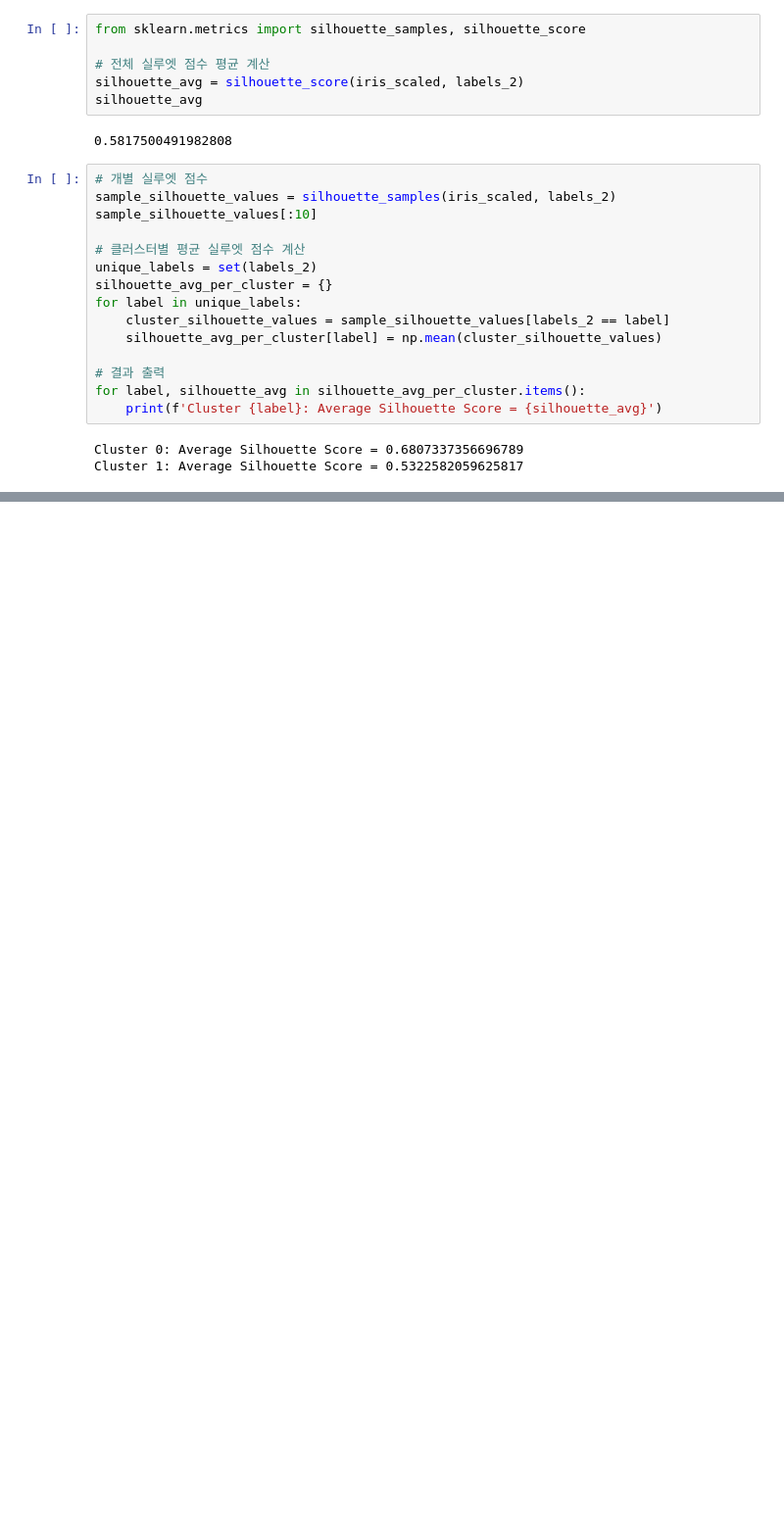
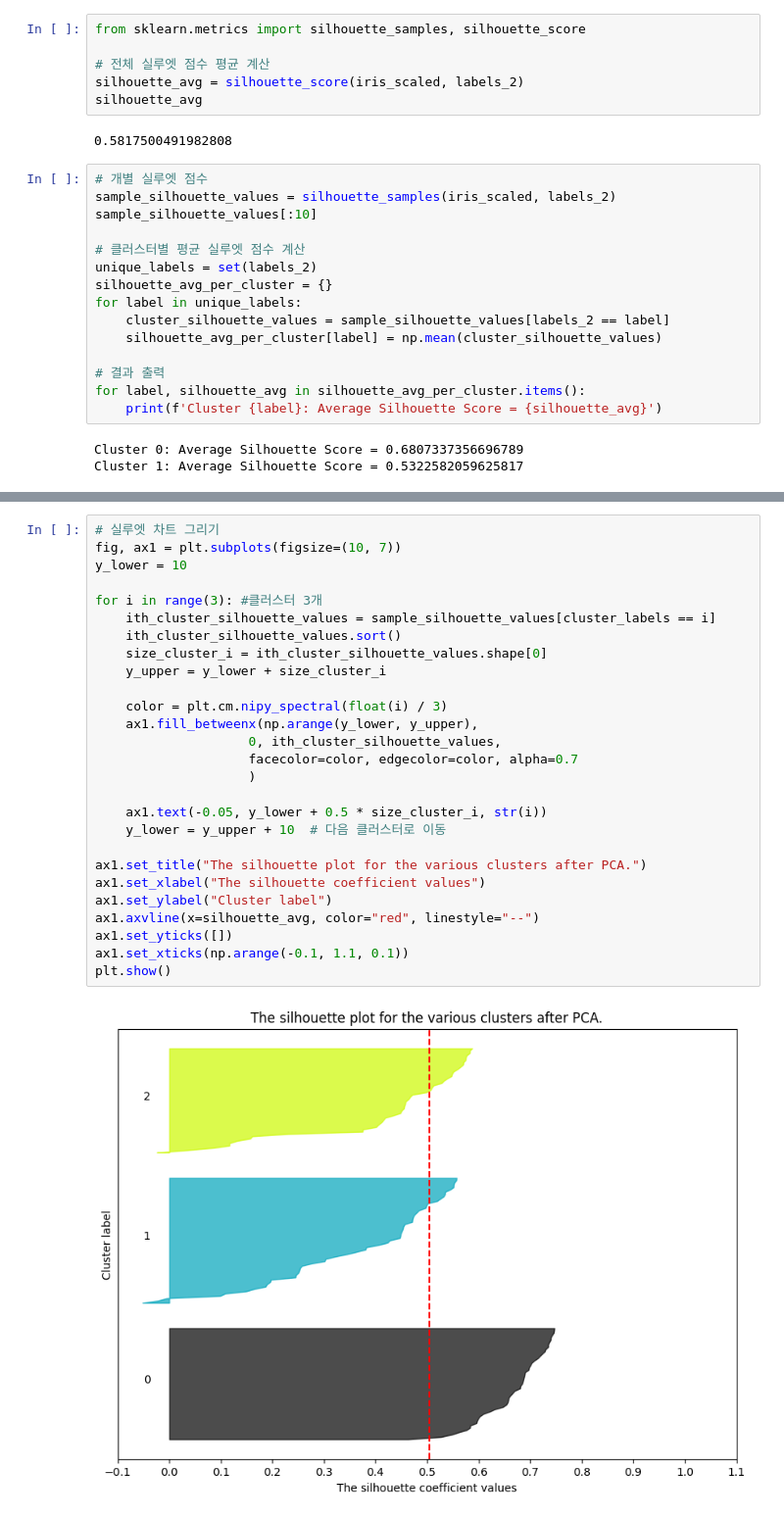
Before and after one commit to Moneul/MS-AI-School, a Jupyter notebook: python/코드로모델구현/iris_kmeans.ipynb, the cells around one changed output, grey strips where cells are left out. Shown: that part at 98% size. Saved outputs shown, nothing was run; the diff lists cells and outputs as text; blank space fills up the shorter version.

```diff
--- a/python/코드로모델구현/iris_kmeans.ipynb
+++ b/python/코드로모델구현/iris_kmeans.ipynb
@@ -261,0 +319,29 @@ plt.show()
+# %%
+# 실루엣 차트 그리기
+fig, ax1 = plt.subplots(figsize=(10, 7))
+y_lower = 10
+
+for i in range(3): #클러스터 3개
+    ith_cluster_silhouette_values = sample_silhouette_values[cluster_labels == i]
+    ith_cluster_silhouette_values.sort()
+    size_cluster_i = ith_cluster_silhouette_values.shape[0]
+    y_upper = y_lower + size_cluster_i
+
+    color = plt.cm.nipy_spectral(float(i) / 3)
+    ax1.fill_betweenx(np.arange(y_lower, y_upper),
+                    0, ith_cluster_silhouette_values,
+                    facecolor=color, edgecolor=color, alpha=0.7
+                    )
+
+    ax1.text(-0.05, y_lower + 0.5 * size_cluster_i, str(i))
+    y_lower = y_upper + 10  # 다음 클러스터로 이동
+
+ax1.set_title("The silhouette plot for the various clusters after PCA.")
+ax1.set_xlabel("The silhouette coefficient values")
+ax1.set_ylabel("Cluster label")
+ax1.axvline(x=silhouette_avg, color="red", linestyle="--")
+ax1.set_yticks([])
+ax1.set_xticks(np.arange(-0.1, 1.1, 0.1))
+plt.show()
+# %% [output]
+[figure, added]
```
Also changed, not shown: parts of 9 cells of this notebook, 1 other file.
